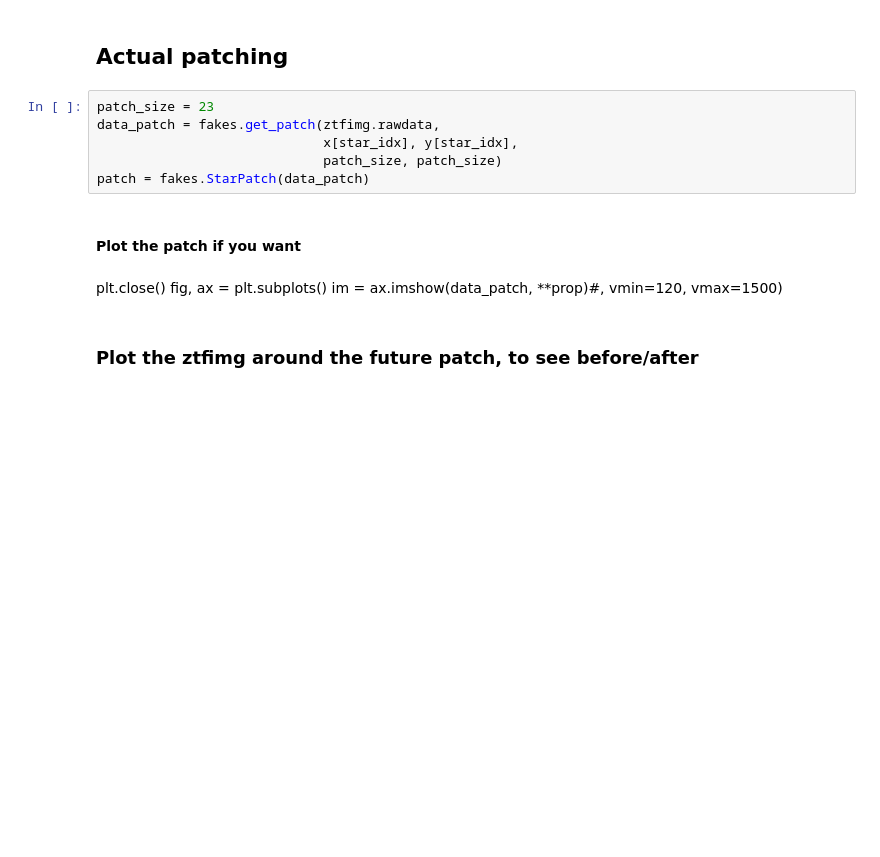
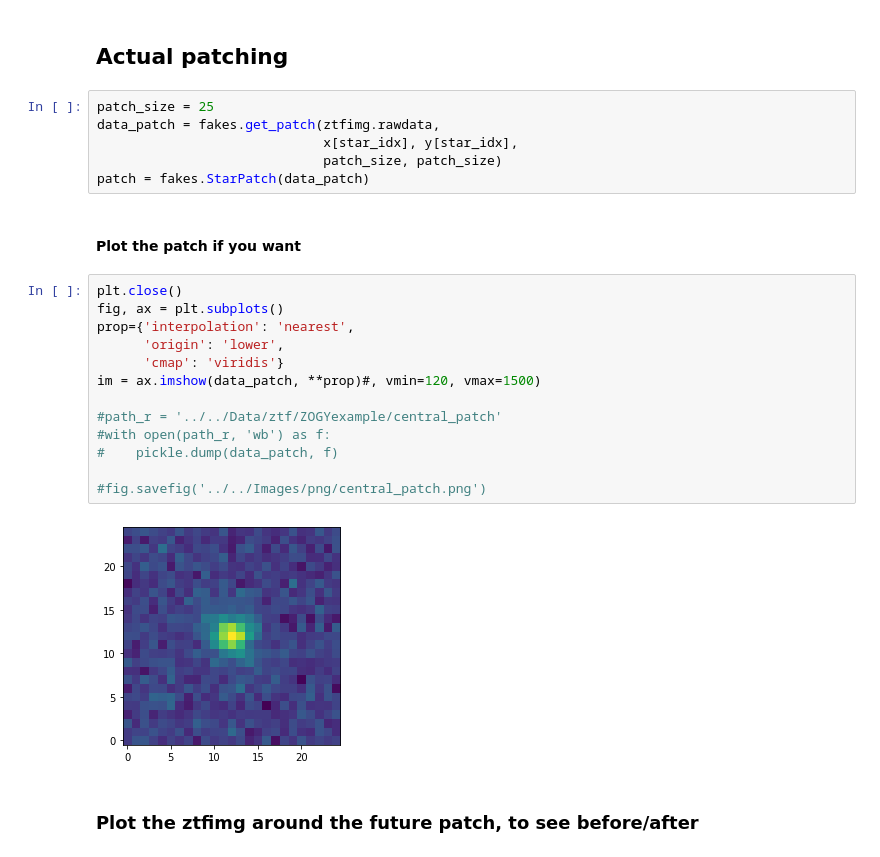
Before and after one commit to Nora-n/ztf_work, a Jupyter notebook: Notebooks/Plots/plot_fakes.ipynb, the cells around one changed output. Drawn from its saved outputs; the diff is of its cells as text; blank space fills up the shorter version.

```diff
--- a/Notebooks/Plots/plot_fakes.ipynb
+++ b/Notebooks/Plots/plot_fakes.ipynb
@@ -78,17 +79,28 @@ star_idx = 1000
 # %% [markdown]
 ## Actual patching
 # %%
-patch_size = 23
+patch_size = 25
 data_patch = fakes.get_patch(ztfimg.rawdata,
                              x[star_idx], y[star_idx],
                              patch_size, patch_size)
 patch = fakes.StarPatch(data_patch)
 # %% [markdown]
 #### Plot the patch if you want
-# %% [markdown]
-plt.close()
-fig, ax = plt.subplots()
-im = ax.imshow(data_patch, **prop)#, vmin=120, vmax=1500)
+# %%
+plt.close()
+fig, ax = plt.subplots()
+prop={'interpolation': 'nearest',
+      'origin': 'lower',
+      'cmap': 'viridis'}
+im = ax.imshow(data_patch, **prop)#, vmin=120, vmax=1500)
+
+#path_r = '../../Data/ztf/ZOGYexample/central_patch'
+#with open(path_r, 'wb') as f:
+#    pickle.dump(data_patch, f)
+
+#fig.savefig('../../Images/png/central_patch.png')
+# %% [output]
+[figure, added]
 # %% [markdown]
 ### Plot the ztfimg around the future patch, to see before/after
 # %%
```
Also changed, not shown: parts of 4 cells of this notebook, 28 other files.
